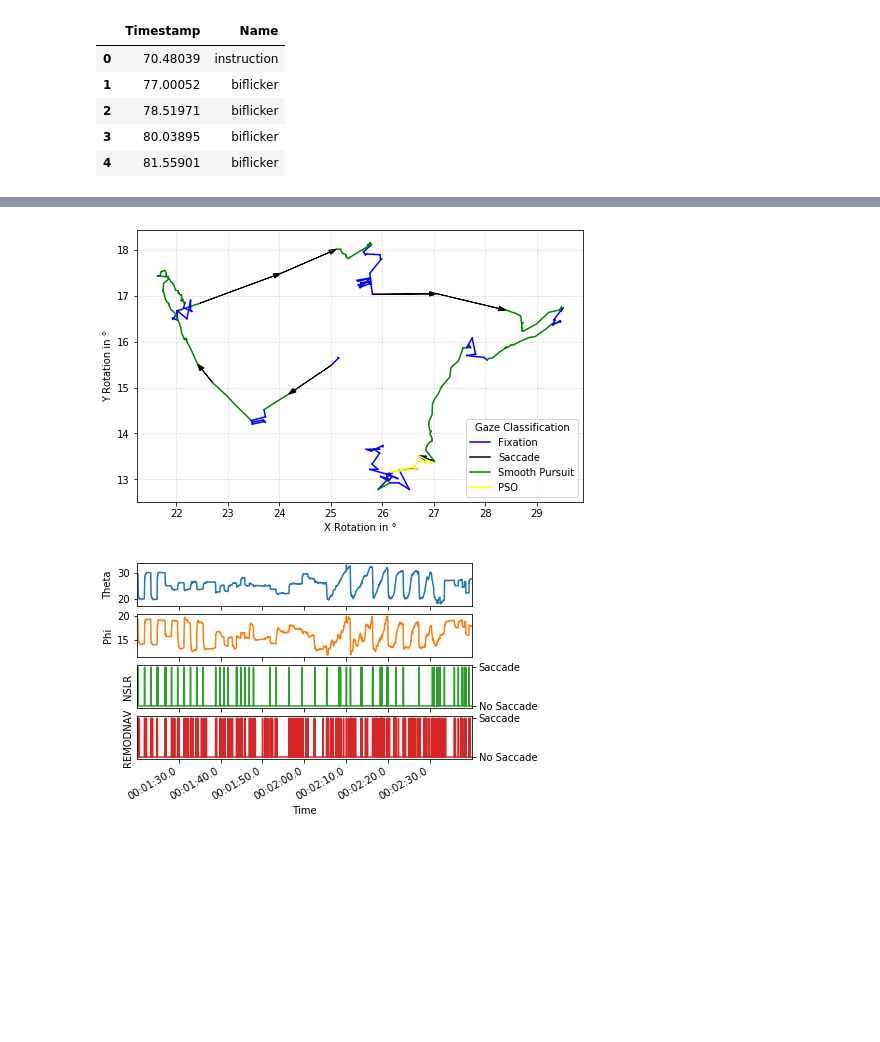
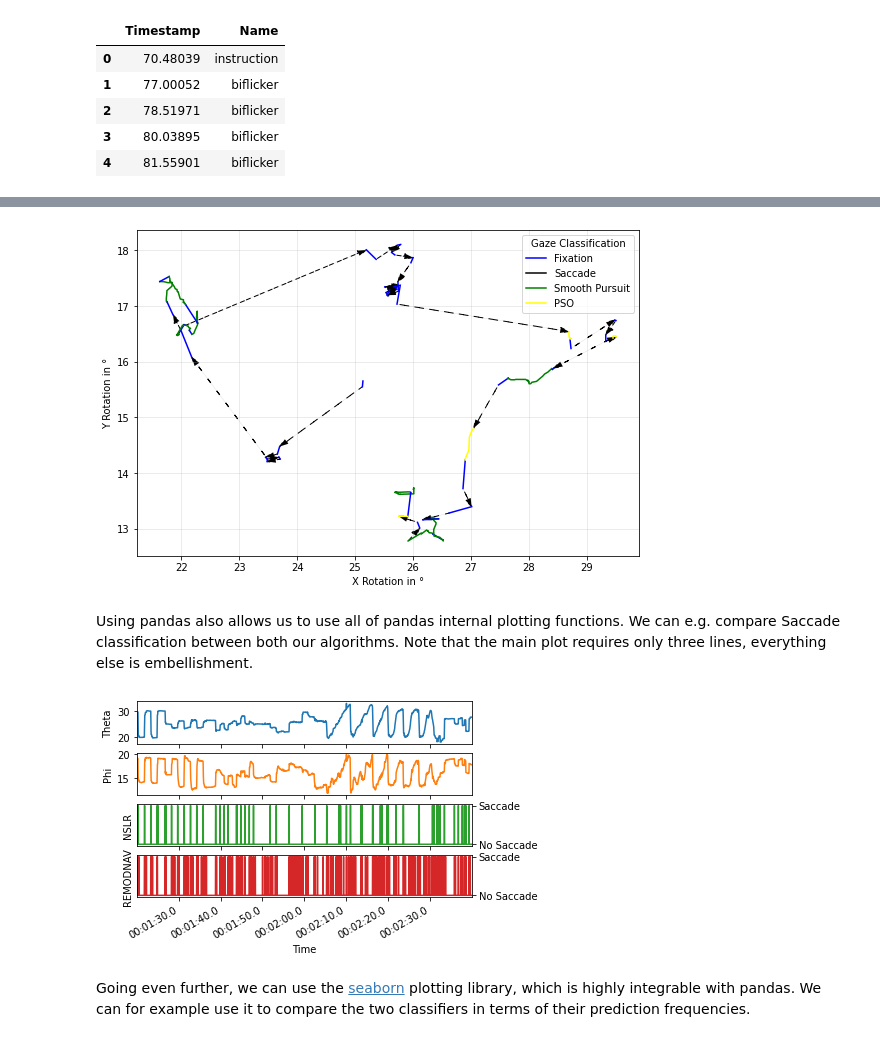
Before and after one commit to DiGyt/cateyes, a Jupyter notebook: example_pandas_workflow.ipynb, the cells around one changed output, grey strips where cells are left out. Saved outputs shown, nothing was run; the diff lists cells and outputs as text; code cells hidden in the pictures; blank space fills up the shorter version.

Commit message:
Added comments to pandas workflow example

```diff
--- a/example_pandas_workflow.ipynb
+++ b/example_pandas_workflow.ipynb
@@ -122,35 +211,43 @@ axes[1].set_xlabel("Time in seconds");
 # %%
+# create a filter mask for our pandas dataframe
 mask = df["Event_Name"] == "hopping 3D"
-segments = continuous_to_discrete(df["Timestamp"], df["NSLR_Segment"], df["NSLR_Class"])
 
+# discretize the remodnav results
+dis_seg_class = continuous_to_discrete(df["Timestamp"], df["REMODNAV_Segment"],
+                                       df["REMODNAV_Class"])
 
-plt.figure(figsize=(8, 5))
-plot_trajectory(df[mask]["Theta"], df[mask]["Phi"], df[mask]["Timestamp"], segments,
+# plot the spatial trajectory
+plt.figure(figsize=(9, 6))
+plot_trajectory(df[mask]["Theta"], df[mask]["Phi"], df[mask]["Timestamp"], dis_seg_class,
                 show_legend=True, show_dots=False, show_clean=True, show_arrows=True,
-                color_dict=None, ax=None, plot_kwargs=dict(linestyle="-"),
-                dot_kwargs=dict(marker="."))
+                arrow_kwargs=dict(linestyle=(0, (5, 10))))
 plt.grid(alpha=0.3)
 plt.xlabel("X Rotation in °")
 plt.ylabel("Y Rotation in °");
 # %% [output]
-[figure, old version]
+[figure, new version]
+# %% [markdown]
+Using pandas also allows us to use all of pandas internal plotting functions. We can e.g. compare Saccade classification between both our algorithms. Note that the main plot requires only three lines, everything else is embellishment.
 # %%
+# add a saccade mask and plot the data
 df["NSLR_SP"] = (df["NSLR_Class"] == "Saccade") * 1
 df["REMODNAV_SP"] = (df["REMODNAV_Class"] == "Saccade") * 1
 axes = df[["Theta", "Phi", "NSLR_SP", "REMODNAV_SP"]].plot(subplots=True, legend=False)
 
-
-axes[2].yaxis.tick_right()
-axes[2].set_yticklabels([0, "No Saccade", "Saccade"])
-axes[3].yaxis.tick_right()
-axes[3].set_yticklabels([0, "No Saccade", "Saccade"])
+# set labels, axes, etc...
 axes[0].set_ylabel("Theta")
 axes[1].set_ylabel("Phi")
 axes[2].set_ylabel("NSLR")
 axes[3].set_ylabel("REMODNAV")
+axes[2].yaxis.tick_right()
+axes[2].set_yticklabels(["", "No Saccade", "Saccade"])
+axes[3].yaxis.tick_right()
+axes[3].set_yticklabels(["", "No Saccade", "Saccade"])
 plt.xlabel("Time");
 # %% [output]
-[figure, old version]
+[figure, new version]
+# %% [markdown]
+Going even further, we can use the [seaborn](https://seaborn.pydata.org/) plotting library, which is highly integrable with pandas. We can for example use it to compare the two classifiers in terms of their prediction frequencies.
 # %%
 df_melt = df[["NSLR_Class", "REMODNAV_Class"]].melt(var_name="Classifier",
                                                     value_name="Prediction")
```
Also changed, not shown: parts of 33 cells of this notebook.
